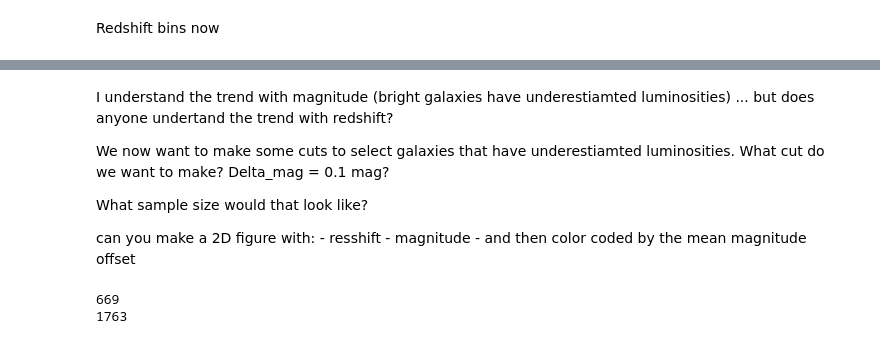
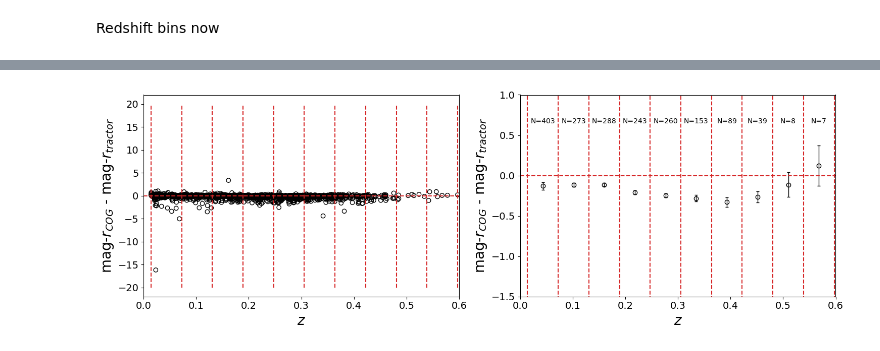
Before and after one commit to mattkwiecien/legacyhalos, a Jupyter notebook: science/sv3/sv3_mag_subsample_comparison.ipynb, the cells around one changed output, grey strips where cells are left out. Cells and saved outputs as stored; diff of their text form; code cells hidden in the pictures.

```diff
--- a/science/sv3/sv3_mag_subsample_comparison.ipynb
+++ b/science/sv3/sv3_mag_subsample_comparison.ipynb
@@ -404,14 +148,16 @@ plt.tight_layout()
-# %% [markdown]
-I understand the trend with magnitude (bright galaxies have underestiamted luminosities) ... but does anyone undertand the trend with redshift?
-
-We now want to make some cuts to select galaxies that have underestiamted luminosities. What cut do we want to make? Delta_mag = 0.1 mag?
-
-What sample size would that look like?
-
-can you make a 2D figure with: - resshift - magnitude - and then color coded by the mean magnitude offset
-# %%
-print(len(delta_mag_r[delta_mag_r < -0.1]))
-print(len(delta_mag_r))
-# %% [output]
-669
-1763
+# %%
+z_min = min(z); z_max = max(z)
+z_bins = np.linspace(z_min, z_max, 11).flatten()
+
+fig, (ax1, ax2) = plt.subplots(1, 2, figsize=(15,5))
+
+plot_data_and_sem(ax1, ax2, delta_mag_r, z, z_bins)
+
+ax1.set_xlabel(r'$z$', fontsize=20)
+ax1.set_xlim(0, .6)
+ax2.set_xlabel(r'$z$', fontsize=20)
+ax2.set_xlim(0, .6)
+
+fig.tight_layout()
+# %% [output]
+[figure, added]
```
Also changed, not shown: parts of 29 cells of this notebook.
